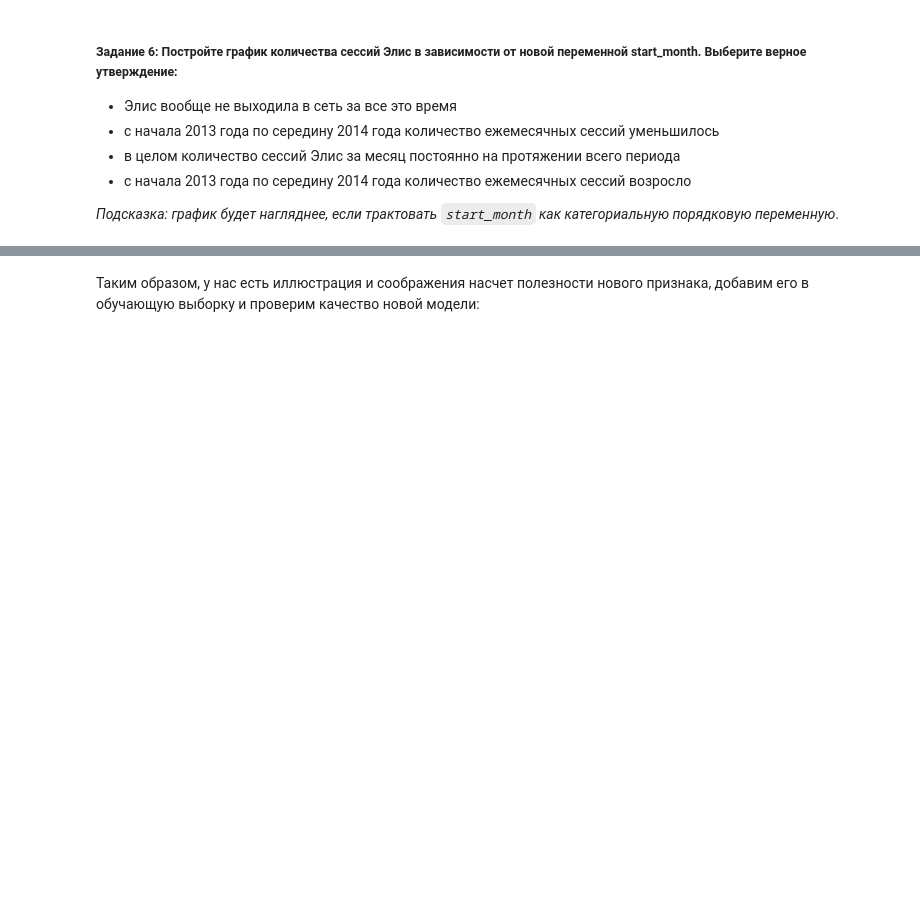
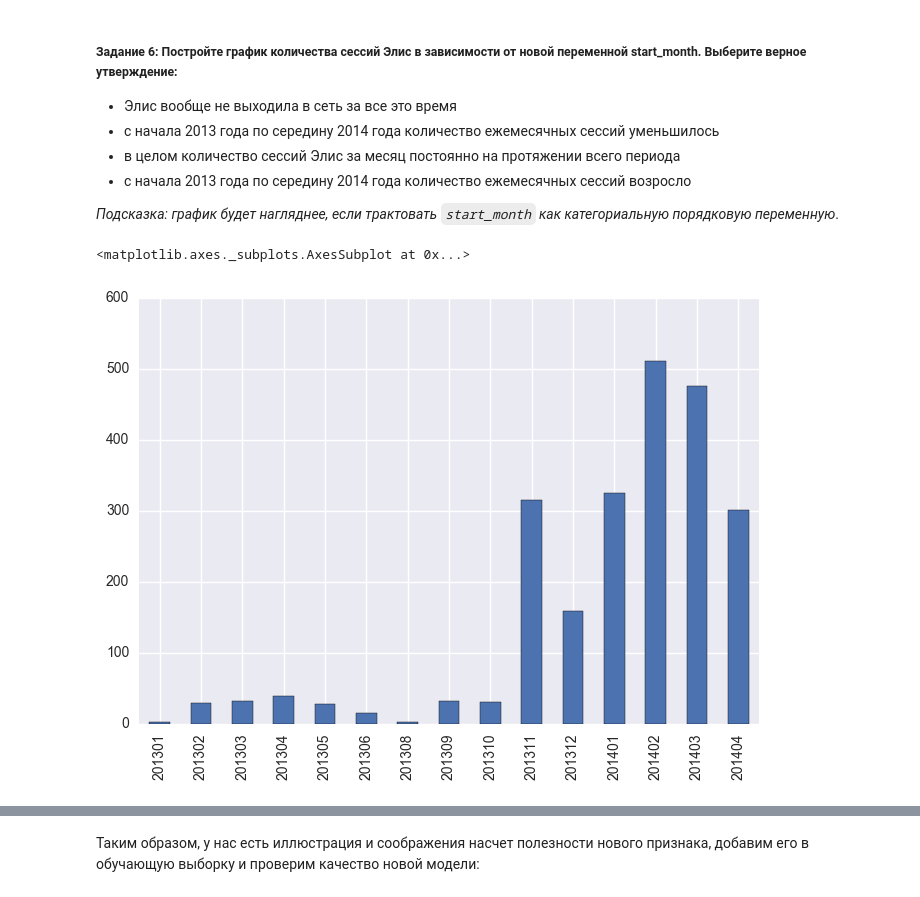
Before and after one commit to re9ulus/moocs_std, a Jupyter notebook: ods_ml/notebooks/hw4/hw4_part1_websites_logistic_regression.ipynb, the cells around one changed output, grey strips where cells are left out. Drawn from its saved outputs; the diff is of its cells as text; code cells hidden in the pictures; blank space fills up the shorter version.

```diff
--- a/ods_ml/notebooks/hw4/hw4_part1_websites_logistic_regression.ipynb
+++ b/ods_ml/notebooks/hw4/hw4_part1_websites_logistic_regression.ipynb
@@ -457,0 +472,7 @@ full_new_feat['start_month'] = full_df['time1'].apply(lambda ts: 100 * ts.year +
+# %%
+ind = train_df[train_df['target'] == 1].index
+full_new_feat.iloc[ind]['start_month'].value_counts()\
+    .sort_index().plot(kind='bar')
+# %% [output]
+<matplotlib.axes._subplots.AxesSubplot at 0x...>
+[figure, added]
```
Also changed, not shown: parts of 26 cells of this notebook.
